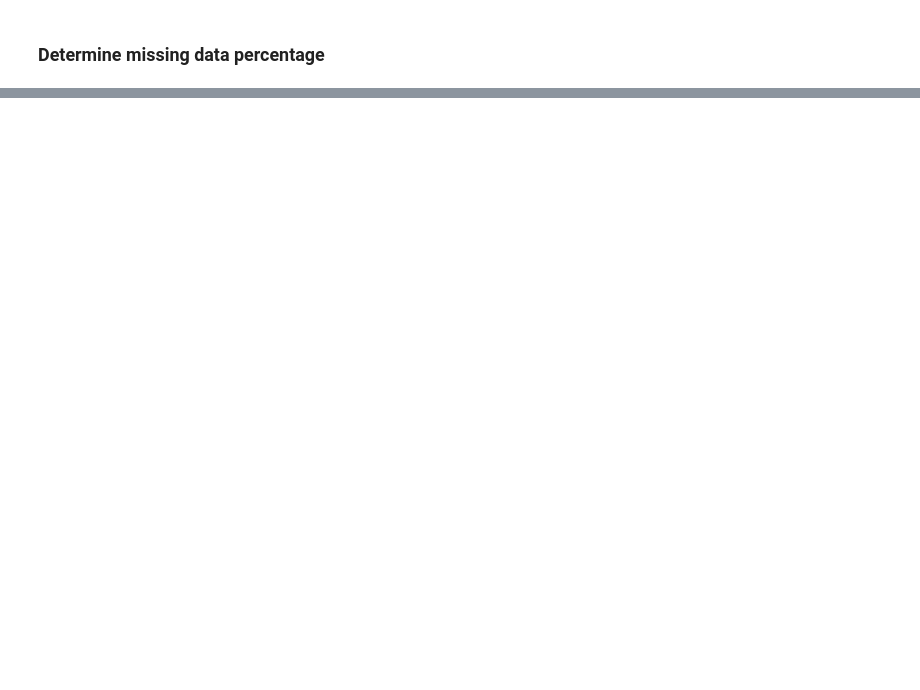
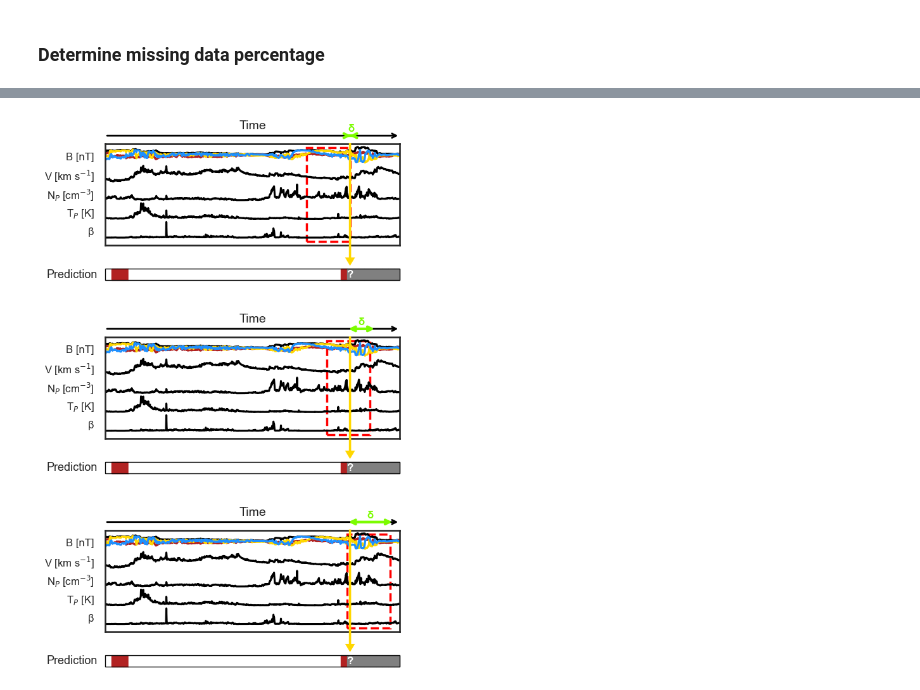
Before and after one commit to hruedisser/arcane, a Jupyter notebook: scripts/notebooks/data_analysis.ipynb, the cells around one changed output, grey strips where cells are left out. Cells and saved outputs as stored; diff of their text form; code cells hidden in the pictures; blank space fills up the shorter version.

```diff
--- a/scripts/notebooks/data_analysis.ipynb
+++ b/scripts/notebooks/data_analysis.ipynb
@@ -429,5 +482,5 @@ plt.show()
 # %%
-# Resample the dataset to 30min
+# Resample the dataset to 10min
 
 resampled_dataset_rtsw = RealtimeInsituDataset(
     folder_path=folder_path_rtsw,
@@ -436,7 +489,7 @@ resampled_dataset_rtsw = RealtimeInsituDataset(
     resample_method="mean",
     resample_freq=chosen_freq,
     padding=padding,
-    lin_interpol=12,
+    lin_interpol=36,
 
 )
 # %%
@@ -449,9 +502,10 @@ multi_signal_rtsw_dataset = MultiSignalDataset(
 
 sequential_rtsw = SequentialDataset(
     dataset=multi_signal_rtsw_dataset,
-    n_samples=512,
-    max_time_gap=30.0,
+    n_samples=1024,
+    max_time_gap=10.0,
     filters=False,
+    filter_key="ICMECAT_catalog-ICME",
     weights=True,
     weight_type="binary",
     weight_factor=10.0,
@@ -476,6 +550,6 @@ print(f"Percentage of positive samples = {np.sum((rtsw_weights - 1)/9)/len(rtsw_
 # %%
 #extract one example from the dataset to check date and time
-nr = 97785
+nr = 1260500
 
 sequential_rtsw.get_data(nr)
 pd.to_datetime(sequential_rtsw.get_timestamp(nr), unit="s").to_pydatetime()
@@ -745,7 +844,7 @@ def plot_waiting_time_panel(item, delta_t, ax=None, label=None):
     if ax is None:
         fig2, ax = plt.subplots(1, 1, figsize=(6, 2))
 
-    time = np.arange(0, item["NGUYEN_catalog-ICME"].shape[0])
+    time = np.arange(0, item["ICMECAT_catalog-ICME"].shape[0])
 
     # Extract and normalize data
     B_components = [item["NOAA Realtime Archive_insitu-bt"],
@@ -786,13 +885,15 @@ item = sequential_rtsw.get_data(nr)
 
 fig, axes = plt.subplots(3, 1, figsize=(6, 10), sharex=True)
 
+x_offset = 425
+
 red_rectangle_specs = [
-    (275, 150),    # (x_start, width) for top plot
-    (315, 150),   # for middle plot
-    (345, 150)    # for bottom plot
+    (275 + x_offset, 150),    # (x_start, width) for top plot
+    (345 + x_offset, 150),   # for middle plot
+    (415 + x_offset, 150)    # for bottom plot
 ]
 
-arrow_positions = [425, 425, 425]  # x-coordinates for arrows (adjust as needed)
+arrow_positions = [425 + x_offset, 425 + x_offset, 425 + x_offset]  # x-coordinates for arrows (adjust as needed)
 arrow_axes = []  # store each axis and x-pos for arrow
 
 plt.subplots_adjust(hspace=0.9)
@@ -912,33 +1013,35 @@ arrow_axes[0][0].text(
     transform=arrow_axes[0][0].transAxes, fontsize=12, fontweight='bold'
 )
 
 
 # add the neongreen delta arrow that should be on top of the time axis
 arrow_axes[1][0].annotate(
     '', xy=(0.82, 1.08), xycoords='axes fraction',
     xytext=(0.92, 1.08), textcoords='axes fraction',
     arrowprops=dict(arrowstyle='<->', color='lawngreen', lw=3),
     fontsize=12
 )
 arrow_axes[1][0].text(
     0.87, 1.1, "δ", ha='center', va='bottom', color = 'lawngreen',
     transform=arrow_axes[1][0].transAxes, fontsize=12, fontweight='bold'
 )
 
 
 # add the neongreen delta arrow that should be on top of the time axis
 arrow_axes[2][0].annotate(
     '', xy=(0.82, 1.08), xycoords='axes fraction',
     xytext=(0.98, 1.08), textcoords='axes fraction',
     arrowprops=dict(arrowstyle='<->', color='lawngreen', lw=3),
     fontsize=12
 )
 arrow_axes[2][0].text(
     0.9, 1.1, "δ", ha='center', va='bottom', color = 'lawngreen',
     transform=arrow_axes[2][0].transAxes, fontsize=12, fontweight='bold'
 )
 
 plt.savefig("../../plots/postprocessing2.pdf", bbox_inches='tight')
+# %% [output]
+[figure, added]
 # %%
 # extract the df for plotting
 df = full_dataset_rtsw.data.copy()
```
Also changed, not shown: parts of 23 cells of this notebook, 22 other files.
